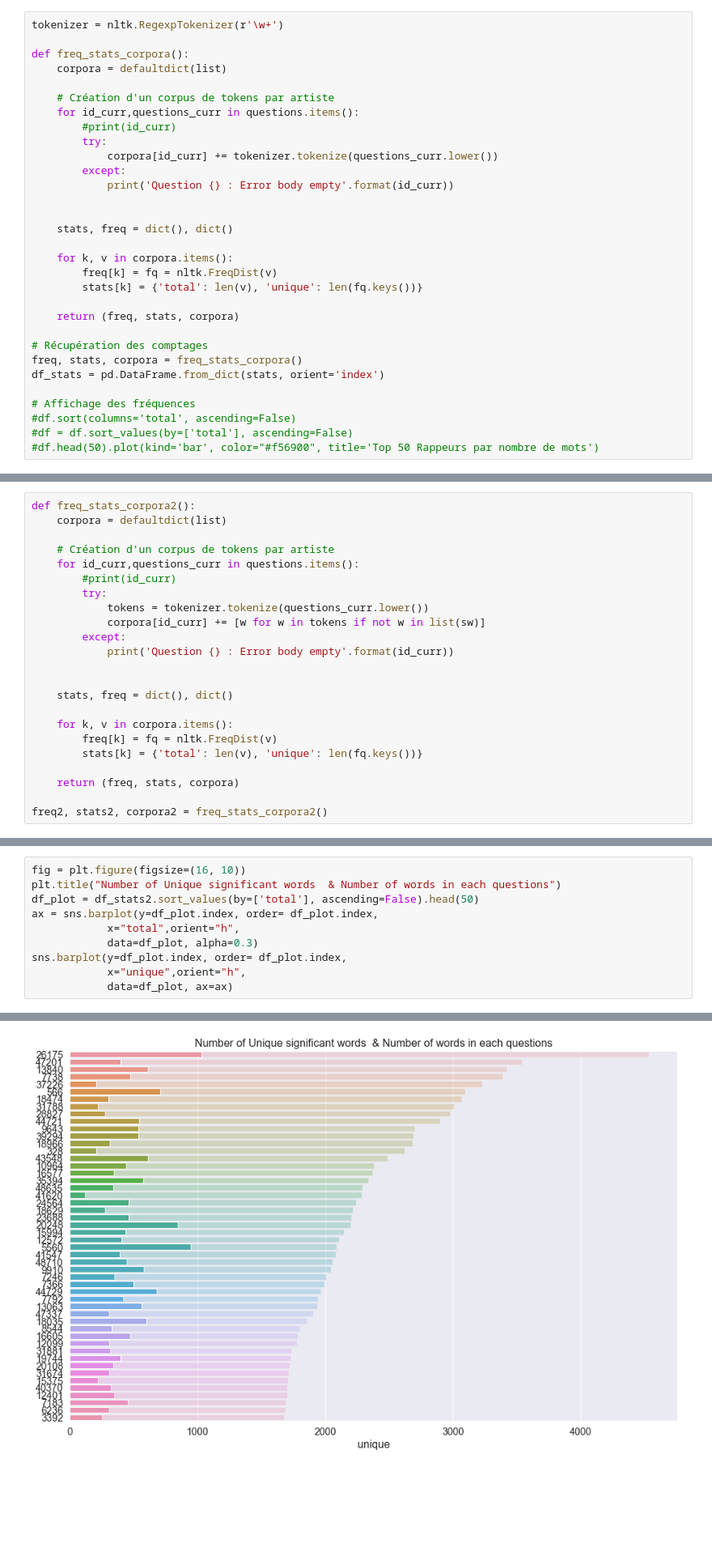
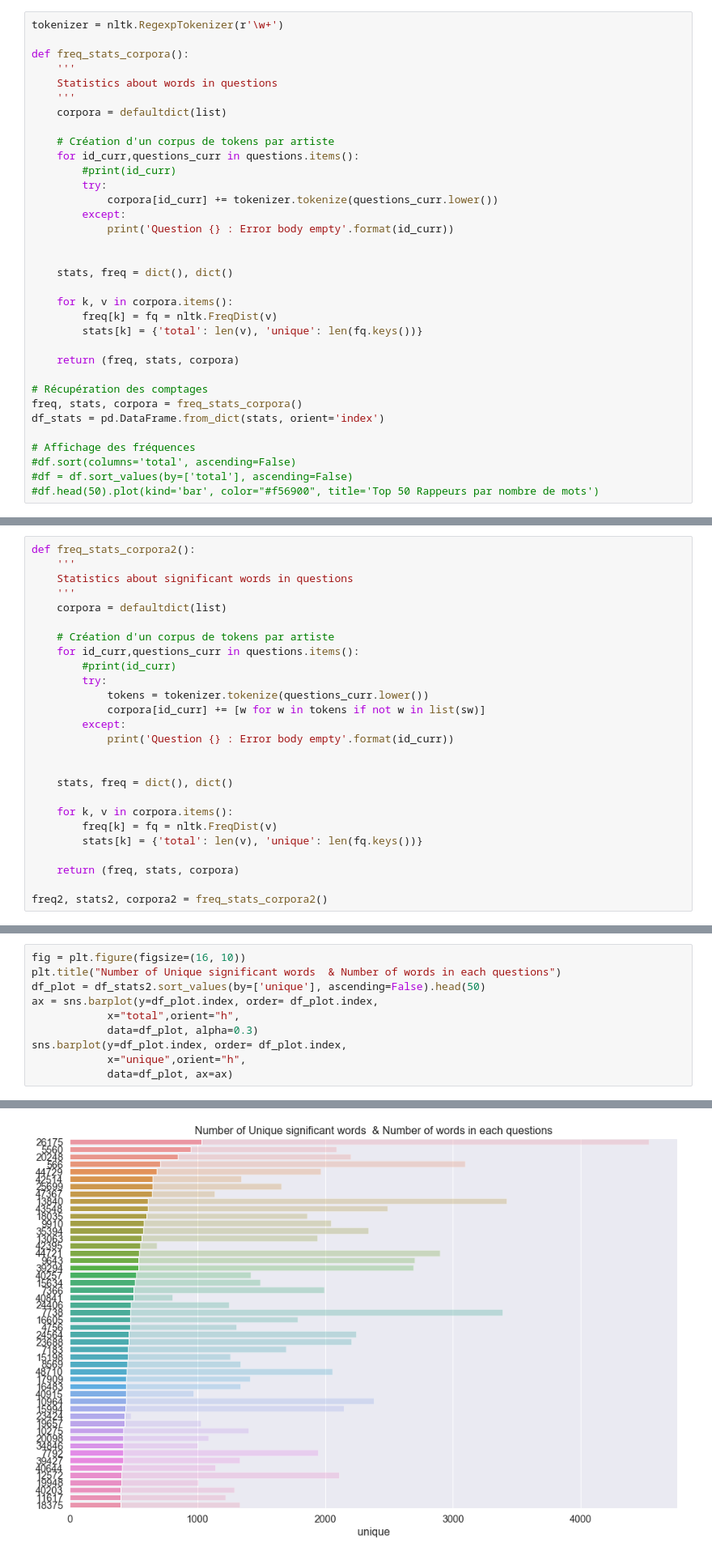
Before and after one commit to jeugregg/Stack-Overflow-tagger, a Jupyter notebook: 01_OC_IML_Project_5_explorations.ipynb, the cells around one changed output, grey strips where cells are left out. Shown at 81% size. Cells and saved outputs as stored; diff of their text form; blank space fills up the shorter version.

```diff
--- a/01_OC_IML_Project_5_explorations.ipynb
+++ b/01_OC_IML_Project_5_explorations.ipynb
@@ -208,6 +214,9 @@ questions[0]
 tokenizer = nltk.RegexpTokenizer(r'\w+')
 
 def freq_stats_corpora():
+    '''
+    Statistics about words in questions
+    '''
     corpora = defaultdict(list)
 
     # Création d'un corpus de tokens par artiste
@@ -343,6 +352,9 @@ sw
  'yourselves'}
 # %%
 def freq_stats_corpora2():
+    '''
+    Statistics about significant words in questions
+    '''
     corpora = defaultdict(list)
 
     # Création d'un corpus de tokens par artiste
@@ -395,16 +407,16 @@ df_stats2.head()
 # %%
 fig = plt.figure(figsize=(16, 10))
 plt.title("Number of Unique significant words  & Number of words in each questions")
-df_plot = df_stats2.sort_values(by=['total'], ascending=False).head(50)
+df_plot = df_stats2.sort_values(by=['unique'], ascending=False).head(50)
 ax = sns.barplot(y=df_plot.index, order= df_plot.index,
             x="total",orient="h",
             data=df_plot, alpha=0.3)
 sns.barplot(y=df_plot.index, order= df_plot.index,
             x="unique",orient="h",
             data=df_plot, ax=ax)
 # %% [output]
 <matplotlib.axes._subplots.AxesSubplot at 0x...>
-[figure, old version]
+[figure, new version]
 # %%
 df_plot.head()
 # %% [output]
```
Also changed, not shown: parts of 22 cells of this notebook.
